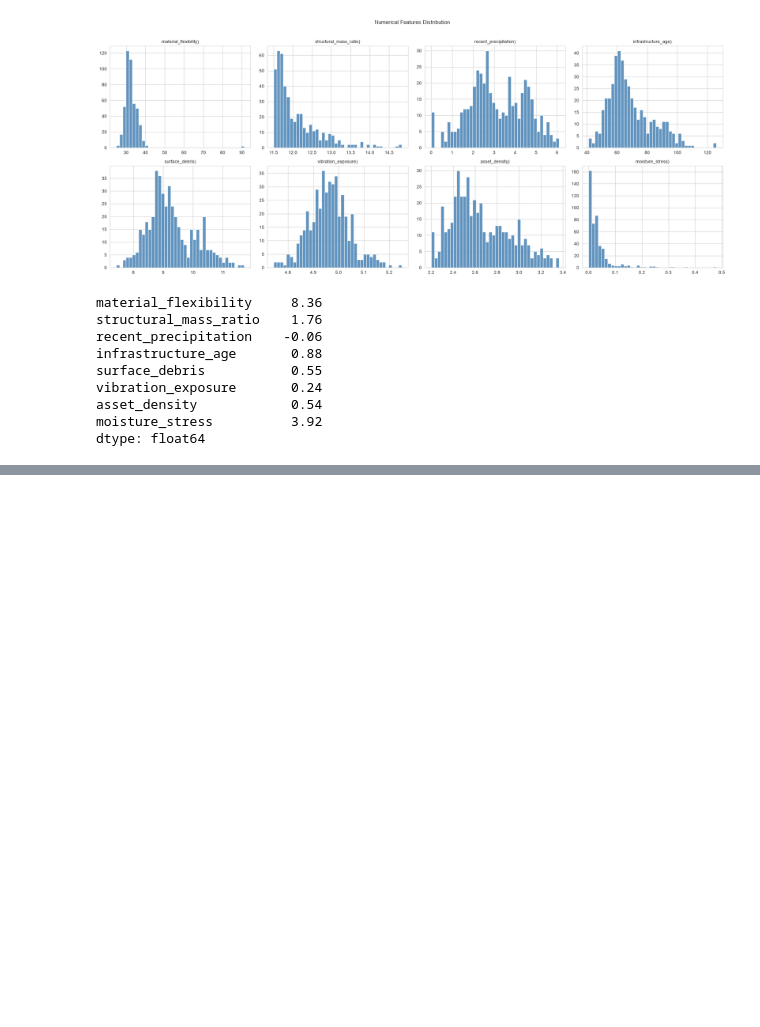
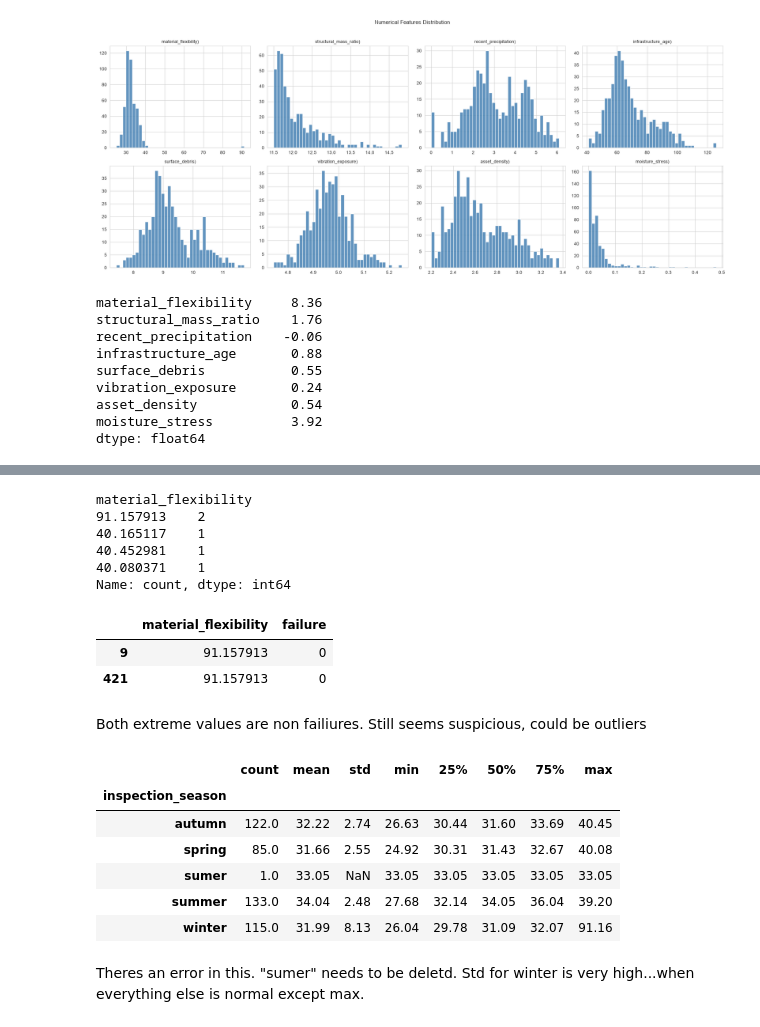
Before and after one commit to Mouldiez/Y3-Intro-to-ML-Assignment, a Jupyter notebook: EDA.ipynb, the cells around one changed output, grey strips where cells are left out. Drawn from its saved outputs; the diff is of its cells as text; code cells hidden in the pictures; blank space fills up the shorter version.

```diff
--- a/EDA.ipynb
+++ b/EDA.ipynb
@@ -175,0 +241,30 @@ dtype: float64
+# %%
+df.loc[df["material_flexibility"] > 40, "material_flexibility"].value_counts() #checking how many are over 40
+# %% [output]
+material_flexibility
+91.157913    2
+40.165117    1
+40.452981    1
+40.080371    1
+Name: count, dtype: int64
+# %%
+df.loc[df["material_flexibility"] > 80,
+       ["material_flexibility", "failure"]]
+# %% [output]
+|  | material_flexibility | failure |
+| 9 | 91.157913 | 0 |
+| 421 | 91.157913 | 0 |
+# %% [markdown]
+Both extreme values are non failiures. Still seems suspicious, could be outliers
+# %%
+df.groupby("inspection_season")["material_flexibility"].describe().round(2)
+# %% [output]
+|  | count | mean | std | min | 25% | 50% | 75% | max |
+| inspection_season |  |  |  |  |  |  |  |  |
+| autumn | 122.0 | 32.22 | 2.74 | 26.63 | 30.44 | 31.60 | 33.69 | 40.45 |
+| spring | 85.0 | 31.66 | 2.55 | 24.92 | 30.31 | 31.43 | 32.67 | 40.08 |
+| sumer | 1.0 | 33.05 | NaN | 33.05 | 33.05 | 33.05 | 33.05 | 33.05 |
+| summer | 133.0 | 34.04 | 2.48 | 27.68 | 32.14 | 34.05 | 36.04 | 39.20 |
+| winter | 115.0 | 31.99 | 8.13 | 26.04 | 29.78 | 31.09 | 32.07 | 91.16 |
+# %% [markdown]
+Theres an error in this. "sumer" needs to be deletd. Std for winter is very high...when everything else is normal except max.
```
Also changed, not shown: parts of 19 cells of this notebook, 1 other file.
